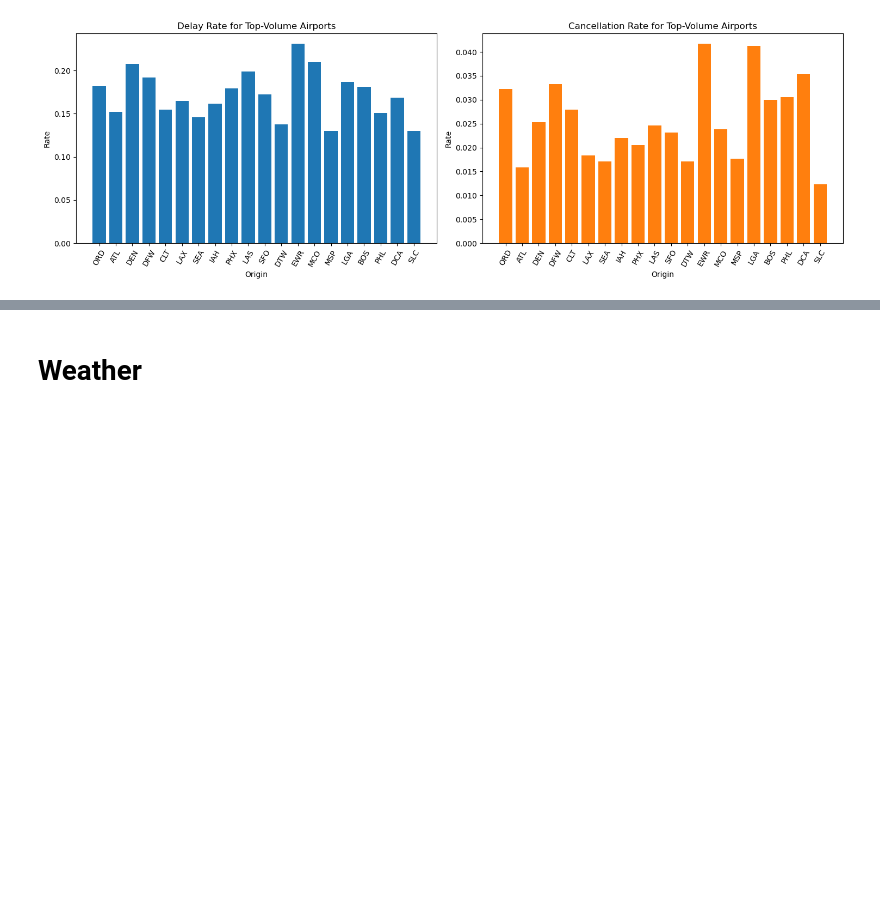
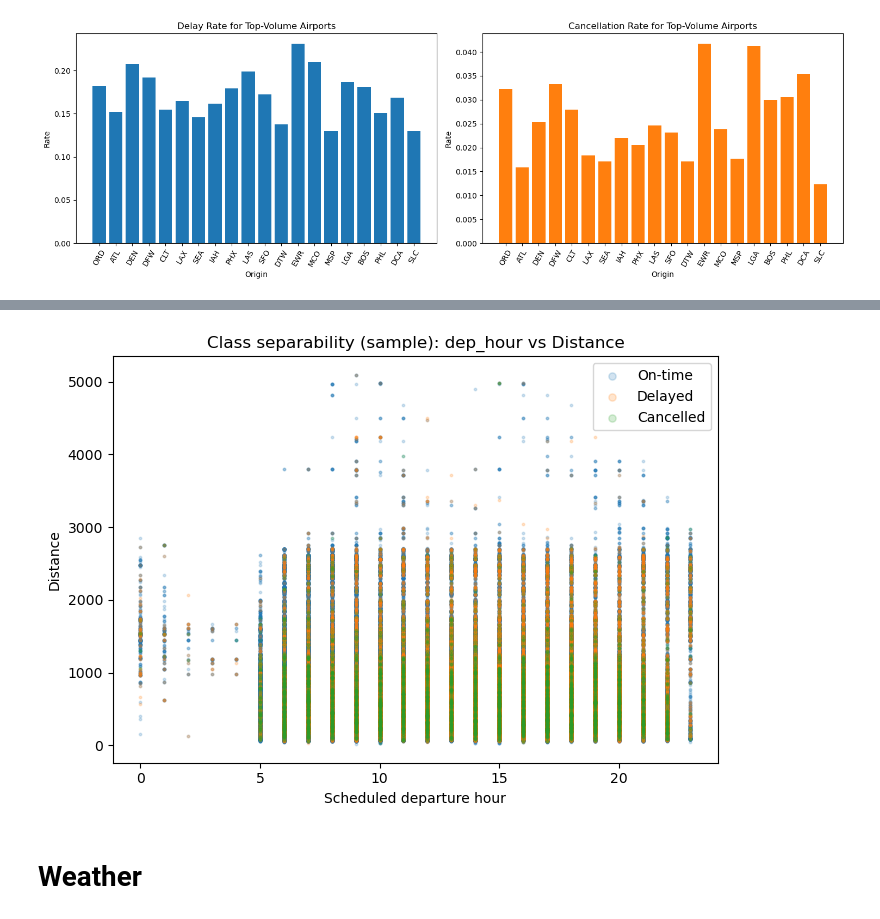
Before and after one commit to arv020/DSC288R_DataScienceCapstone, a Jupyter notebook: notebooks/EDA/combined_eda.ipynb, the cells around one changed output, grey strips where cells are left out. Saved outputs shown, nothing was run; the diff lists cells and outputs as text; code cells hidden in the pictures; blank space fills up the shorter version.

```diff
--- a/notebooks/EDA/combined_eda.ipynb
+++ b/notebooks/EDA/combined_eda.ipynb
@@ -359,3 +578,24 @@ plt.show()
+# %%
+# Class separability: Distance vs CRS departure hour (scatter sample)
+df_s = f.sample(n=min(200_000, len(f)), random_state=42).copy()  # sampling for speed
+df_s["Distance"] = pd.to_numeric(df_s.get("Distance"), errors="coerce")
+
+# convert CRSDepTime HHMM -> hour (0-23)
+if "CRSDepTime" in df_s.columns:
+    df_s["dep_hour"] = pd.to_numeric(df_s["CRSDepTime"], errors="coerce").floordiv(100).clip(0, 23)
+
+plt.figure(figsize=(7,5))
+for cls, mk in [("On-time","."), ("Delayed","."), ("Cancelled",".")]:
+    sub = df_s[df_s["target_name"] == cls]
+    plt.scatter(sub["dep_hour"], sub["Distance"], s=3, alpha=0.2, label=cls)
+plt.title("Class separability (sample): dep_hour vs Distance")
+plt.xlabel("Scheduled departure hour")
+plt.ylabel("Distance")
+plt.legend(markerscale=3)
+plt.tight_layout()
+plt.show()
+# %% [output]
+[figure, added]
 # %% [markdown]
 # Weather
 # %%
```
Also changed, not shown: parts of 18 cells of this notebook.
